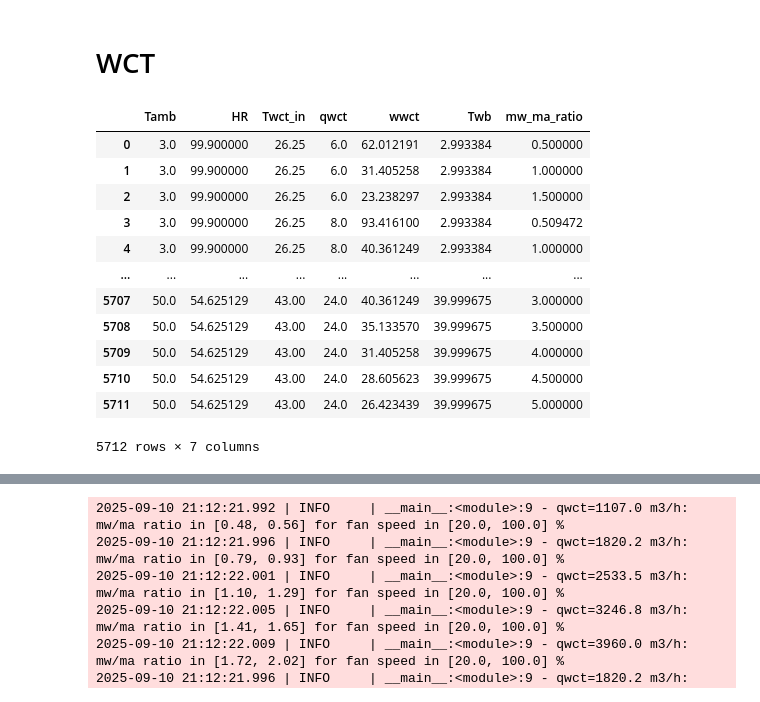
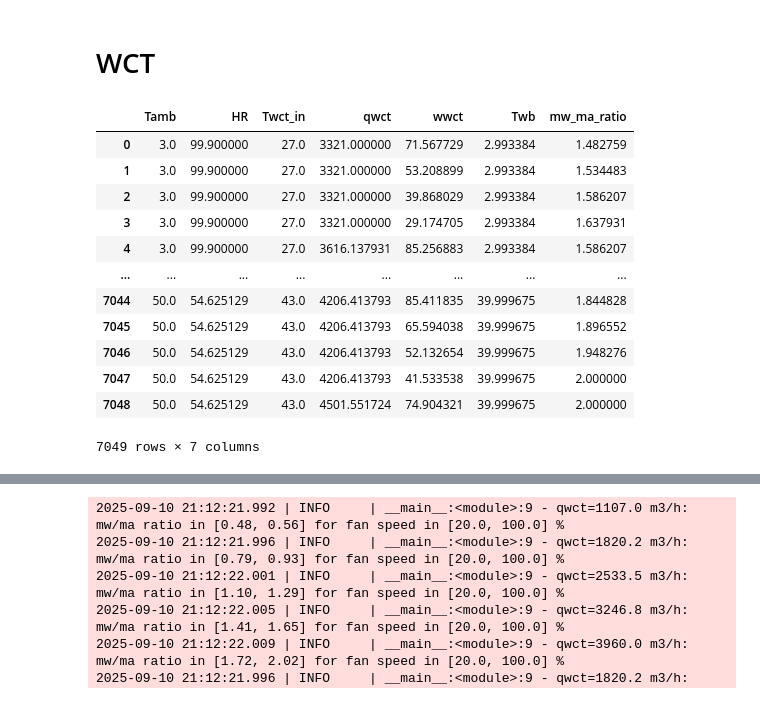
Before and after one commit to juan11iguel/SOLhycool, a Jupyter notebook: modeling/notebooks/model_inputs_exploration.ipynb, the cells around one changed output, grey strips where cells are left out. Cells and saved outputs as stored; diff of their text form; code cells hidden in the pictures.

Commit message:
Generated samples for Andasol

```diff
--- a/modeling/notebooks/model_inputs_exploration.ipynb
+++ b/modeling/notebooks/model_inputs_exploration.ipynb
@@ -34,15 +34,15 @@ case_studies_dict = {
     "andasol_90MW": {
         "system_id": "andasol", # For fan speed to air flow correlation
         "n_wct": 3,
-        "n_mw_ma_ratio": 5,
+        "n_mw_ma_ratio": 30,
         "mw_ma_ratio": (0.5, 2),
-        "n_deltaTwb_Tin": 4,
-        "n_qwct": 8,
+        "n_deltaTwb_Tin": 10,
+        "n_qwct": 30,
         "qwct": (3321, 11880), # (1107, 3960), # Operating range of a single tower (there should be 3 towers)
     }
 }
 
-case_study_id: str = "pilot_plant_200kW"
+case_study_id: str = "andasol_90MW"
 base_output_path: Path = Path("../results/model_inputs_sampling") / case_study_id
 base_output_path.mkdir(parents=True, exist_ok=True)
 
@@ -181,10 +182,10 @@ class ModelInputsRange:
 
 @dataclass
 class NumInputUpdates:
-    Twb: int = 5
-    deltaTwb_Tin: int = 5
-    qwct: int = 5
-    mw_ma_ratio: int = 6
+    Twb: int = 10
+    deltaTwb_Tin: int = 10
+    qwct: int = 10
+    mw_ma_ratio: int = 10
 
 @dataclass
 class ModelInputs:
@@ -262,42 +263,42 @@ model_inputs = ModelInputs.initialize(
         # wwct=(0, 100)
     ),
     num_input_updates=NumInputUpdates(
         mw_ma_ratio=params.get("n_mw_ma_ratio", NumInputUpdates.mw_ma_ratio),
         qwct=params.get("n_qwct", NumInputUpdates.qwct),
     )
 )
 
 # From model inputs, compute Twb, mw/ma
 ma_kgs = np.array(cc_model.fan_speed_to_air_mass_flow_rate_fit(model_inputs.wwct, params["system_id"])[0])
 
 additional_inputs_dict = {
     "Twb": np.array(
         get_Twb(model_inputs.Tamb, model_inputs.HR/100, np.full(len(model_inputs.Tamb), 101325))
     ),
     "mw_ma_ratio": np.array([model_inputs.qwct / (ma_kgs * 3.6)]).reshape(-1)
 }
 
 output_dict = {
     **asdict(model_inputs),
     **additional_inputs_dict,
 }
 df = pd.DataFrame(output_dict)
 
 display(df)
 
 df.to_csv(output_path)
 logger.info(f"{len(df)} samples generated and saved at {output_path}")
 # %% [output]
 |  | Tamb | HR | Twct_in | qwct | wwct | Twb | mw_ma_ratio |
-| 0 | 3.0 | 99.900000 | 26.25 | 6.0 | 62.012191 | 2.993384 | 0.500000 |
-| 1 | 3.0 | 99.900000 | 26.25 | 6.0 | 31.405258 | 2.993384 | 1.000000 |
-| 2 | 3.0 | 99.900000 | 26.25 | 6.0 | 23.238297 | 2.993384 | 1.500000 |
-| 3 | 3.0 | 99.900000 | 26.25 | 8.0 | 93.416100 | 2.993384 | 0.509472 |
-| 4 | 3.0 | 99.900000 | 26.25 | 8.0 | 40.361249 | 2.993384 | 1.000000 |
+| 0 | 3.0 | 99.900000 | 27.0 | 3321.000000 | 71.567729 | 2.993384 | 1.482759 |
+| 1 | 3.0 | 99.900000 | 27.0 | 3321.000000 | 53.208899 | 2.993384 | 1.534483 |
+| 2 | 3.0 | 99.900000 | 27.0 | 3321.000000 | 39.868029 | 2.993384 | 1.586207 |
+| 3 | 3.0 | 99.900000 | 27.0 | 3321.000000 | 29.174705 | 2.993384 | 1.637931 |
+| 4 | 3.0 | 99.900000 | 27.0 | 3616.137931 | 85.256883 | 2.993384 | 1.586207 |
 | ... | ... | ... | ... | ... | ... | ... | ... |
-| 5707 | 50.0 | 54.625129 | 43.00 | 24.0 | 40.361249 | 39.999675 | 3.000000 |
-| 5708 | 50.0 | 54.625129 | 43.00 | 24.0 | 35.133570 | 39.999675 | 3.500000 |
-| 5709 | 50.0 | 54.625129 | 43.00 | 24.0 | 31.405258 | 39.999675 | 4.000000 |
-| 5710 | 50.0 | 54.625129 | 43.00 | 24.0 | 28.605623 | 39.999675 | 4.500000 |
-| 5711 | 50.0 | 54.625129 | 43.00 | 24.0 | 26.423439 | 39.999675 | 5.000000 |
+| 7044 | 50.0 | 54.625129 | 43.0 | 4206.413793 | 85.411835 | 39.999675 | 1.844828 |
+| 7045 | 50.0 | 54.625129 | 43.0 | 4206.413793 | 65.594038 | 39.999675 | 1.896552 |
+| 7046 | 50.0 | 54.625129 | 43.0 | 4206.413793 | 52.132654 | 39.999675 | 1.948276 |
+| 7047 | 50.0 | 54.625129 | 43.0 | 4206.413793 | 41.533538 | 39.999675 | 2.000000 |
+| 7048 | 50.0 | 54.625129 | 43.0 | 4501.551724 | 74.904321 | 39.999675 | 2.000000 |
-5712 rows × 7 columns
+7049 rows × 7 columns
```
Also changed, not shown: parts of 3 cells of this notebook, 3 other files.
